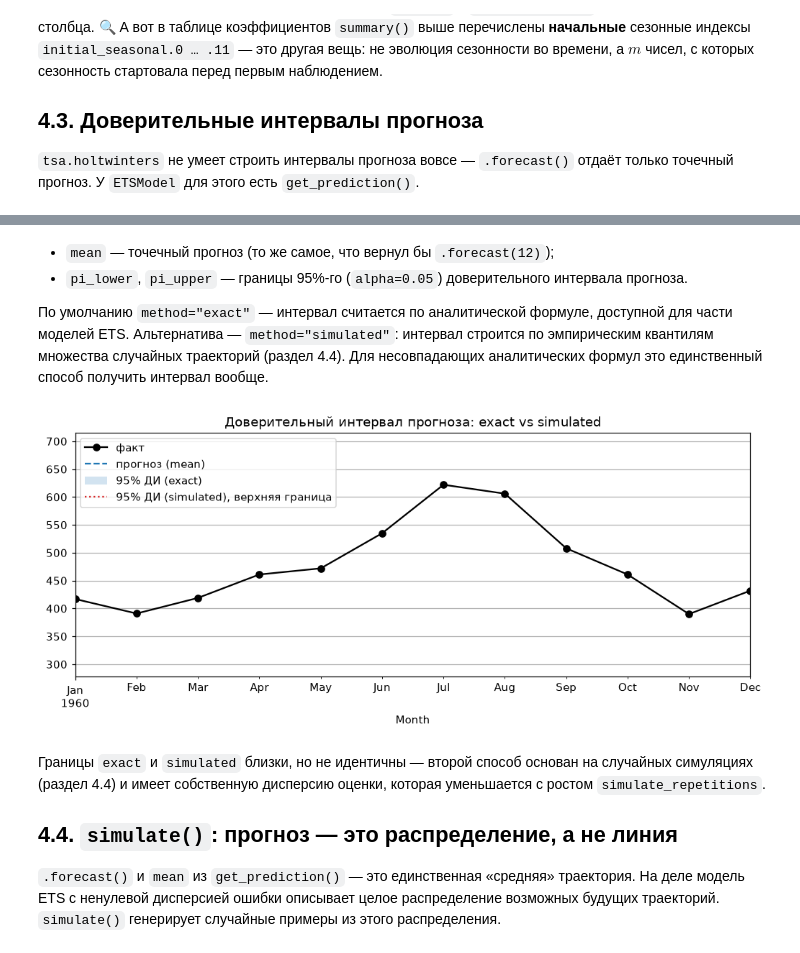
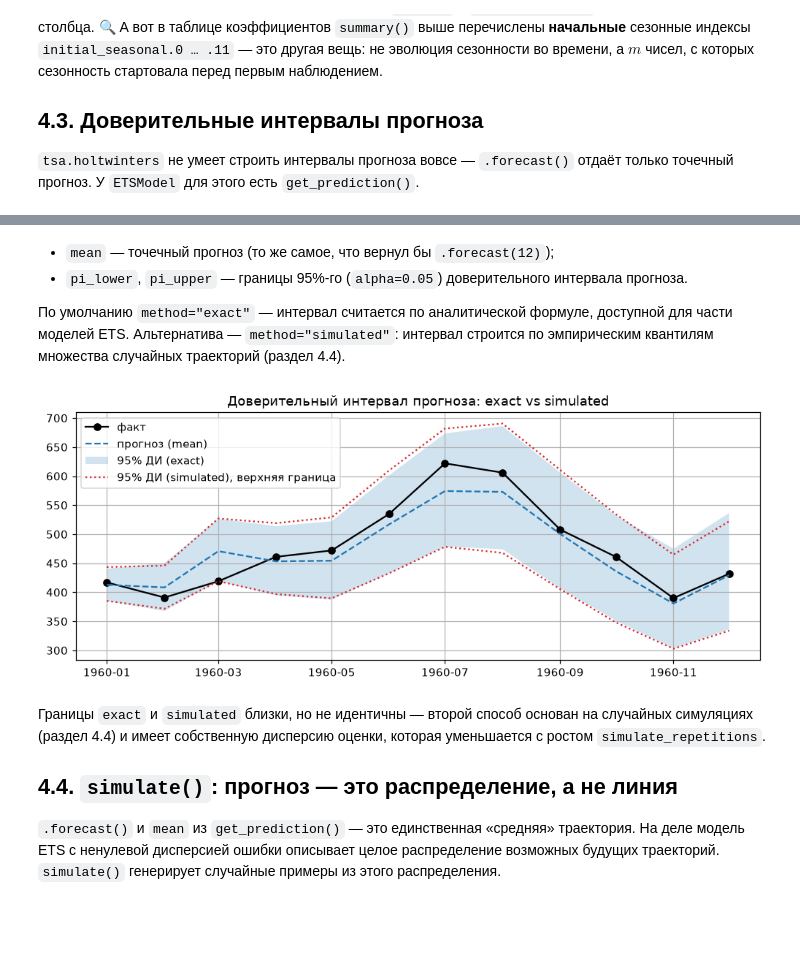
Before and after one commit to alex-hse-repository/time-series-cu-2026, a Jupyter notebook: week_3/part_1/01. Фильтрация и прогноз в ETS.ipynb, the cells around one changed output, grey strips where cells are left out. Saved outputs shown, nothing was run; the diff lists cells and outputs as text; code cells hidden in the pictures; blank space fills up the shorter version.

```diff
--- a/week_3/part_1/01. Фильтрация и прогноз в ETS.ipynb
+++ b/week_3/part_1/01. Фильтрация и прогноз в ETS.ipynb
@@ -1022,37 +957,41 @@ pred_summary.head()
 По умолчанию `method="exact"` — интервал считается по аналитической формуле,
 доступной для части моделей ETS. Альтернатива — `method="simulated"`:
 интервал строится по эмпирическим квантилям множества случайных траекторий
-(раздел 4.4). Для несовпадающих аналитических формул это единственный способ
-получить интервал вообще.
+(раздел 4.4).
 # %%
 pred_sim = ets_fit.get_prediction(
     start=test.index[0], end=test.index[-1], method="simulated", simulate_repetitions=1000
 )
 pred_sim_summary = pred_sim.summary_frame(alpha=0.05)
 
 fig, ax = plt.subplots()
-test.plot(ax=ax, marker="o", color="black", label="факт")
+ax.plot(test.index, test.values, marker="o", color="black", label="факт")
 ax.plot(pred_summary.index, pred_summary["mean"], linestyle="--", label="прогноз (mean)")
 ax.fill_between(
     pred_summary.index,
     pred_summary["pi_lower"],
     pred_summary["pi_upper"],
     alpha=0.2,
     label="95% ДИ (exact)",
 )
 ax.plot(
     pred_sim_summary.index,
     pred_sim_summary["pi_upper"],
     linestyle=":",
     color="tab:red",
     label="95% ДИ (simulated), верхняя граница",
 )
-ax.plot(pred_sim_summary.index, pred_sim_summary["pi_lower"], linestyle=":", color="tab:red")
+ax.plot(
+    pred_sim_summary.index,
+    pred_sim_summary["pi_lower"],
+    linestyle=":",
+    color="tab:red"
+)
 ax.set_title("Доверительный интервал прогноза: exact vs simulated")
 ax.legend()
 plt.show()
 # %% [output]
-[figure, old version]
+[figure, new version]
 # %% [markdown]
 Границы `exact` и `simulated` близки, но не идентичны — второй способ
 основан на случайных симуляциях (раздел 4.4) и имеет собственную
```
Also changed, not shown: parts of 25 cells of this notebook, 2 other files.
